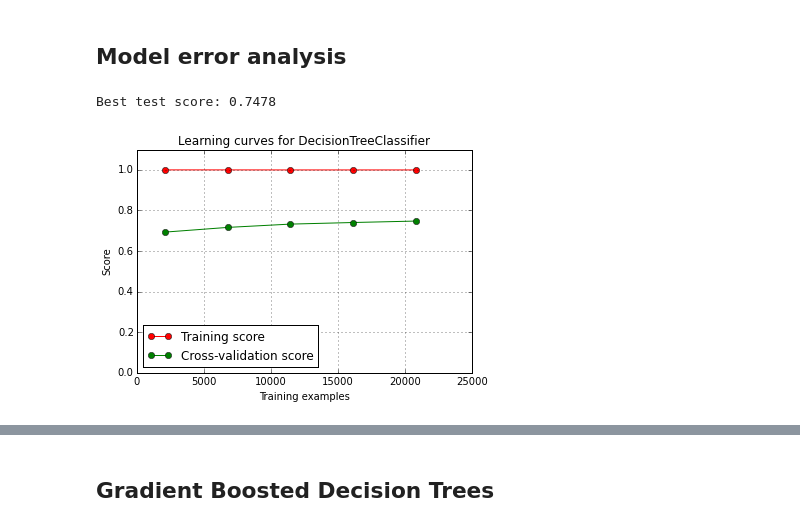
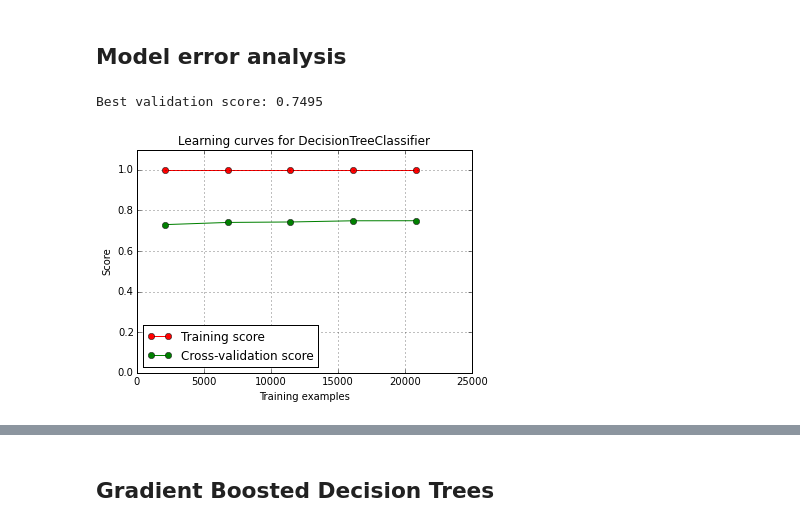
Before and after one commit to ogrisel/notebooks, a Jupyter notebook: sklearn_demos/Income classification.ipynb, the cells around one changed output, grey strips where cells are left out. Drawn from its saved outputs; the diff is of its cells as text; code cells hidden in the pictures.

```diff
--- a/sklearn_demos/Income classification.ipynb
+++ b/sklearn_demos/Income classification.ipynb
@@ -106,0 +110,3 @@ plt.xlabel('age'); plt.ylabel('hours-per-week');
+# %%
+categorical_data = data.drop(numeric_features, 1)
+categorical_data.head(5)
@@ -107,4 +120,4 @@ plt.xlabel('age'); plt.ylabel('hours-per-week');
 # %%
-data_encoded = data.apply(lambda x: pd.factorize(x)[0])
-data_encoded.head(5)
+categorical_data_encoded = categorical_data.apply(lambda x: pd.factorize(x)[0])
+categorical_data_encoded.head(5)
 # %% [output]
@@ -116,0 +130,3 @@ data_encoded.head(5)
+# %%
+data_encoded = pd.concat([numeric_data, categorical_data_encoded], axis=1)
+data_encoded.head(5)
@@ -151,24 +174,24 @@ def plot_learning_curve(estimator, X, y, ylim=(0, 1.1), cv=5,
     plt.ylim(*ylim); plt.grid()
     plt.xlabel("Training examples")
     plt.ylabel("Score")
-    train_sizes, train_scores, test_scores = learning_curve(
+    train_sizes, train_scores, validation_scores = learning_curve(
         estimator, X, y, cv=cv, n_jobs=n_jobs, train_sizes=train_sizes,
         scoring=scoring)
     train_scores_mean = np.mean(train_scores, axis=1)
-    test_scores_mean = np.mean(test_scores, axis=1)
+    validation_scores_mean = np.mean(validation_scores, axis=1)
 
     plt.plot(train_sizes, train_scores_mean, 'o-', color="r",
              label="Training score")
-    plt.plot(train_sizes, test_scores_mean, 'o-', color="g",
+    plt.plot(train_sizes, validation_scores_mean, 'o-', color="g",
              label="Cross-validation score")
     plt.legend(loc="best")
-    print("Best test score: {:.4f}".format(test_scores_mean[-1]))
+    print("Best validation score: {:.4f}".format(validation_scores_mean[-1]))
 # %%
-clf = DecisionTreeClassifier(max_depth=30)
+clf = DecisionTreeClassifier(max_depth=None)
 plot_learning_curve(clf, X_train, y_train, scoring='roc_auc')
 # %% [output]
-Best test score: 0.7478
+Best validation score: 0.7495
-[figure, old version]
+[figure, new version]
 # %%
 clf = DecisionTreeClassifier(max_depth=15)
 plot_learning_curve(clf, X_train, y_train, scoring='roc_auc')
```
Also changed, not shown: parts of 23 cells of this notebook.
